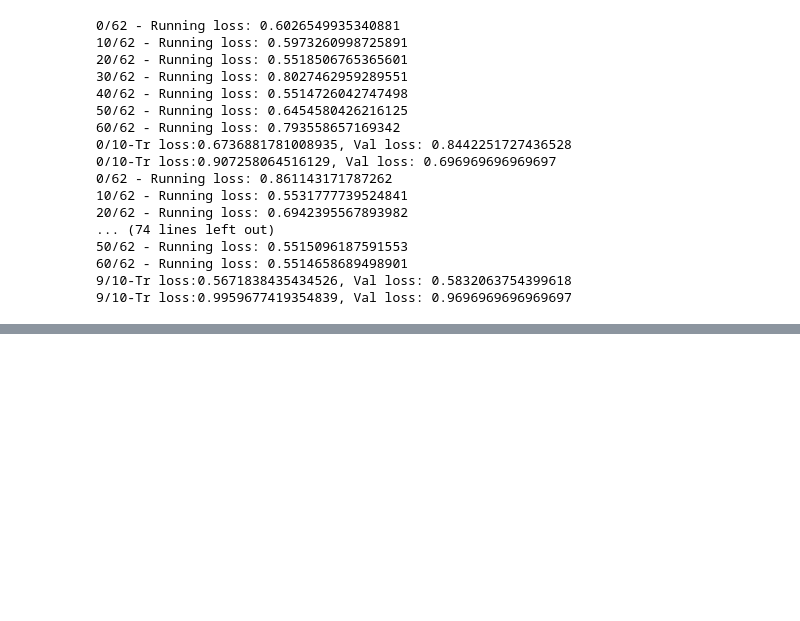
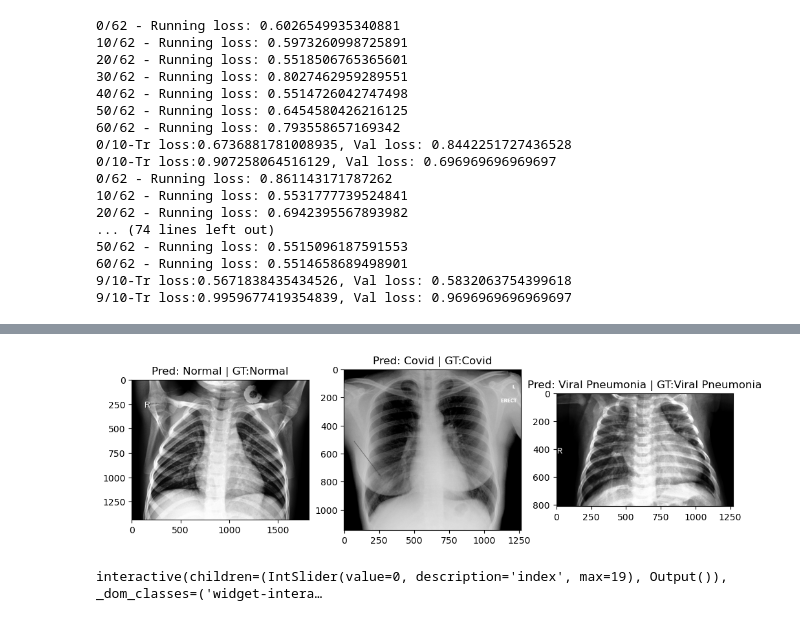
Before and after one commit to YuLim2/COVID-19_Detection_by_X-ray, a Jupyter notebook: COVID-19_claaification.ipynb, the cells around one changed output, grey strips where cells are left out. Cells and saved outputs as stored; diff of their text form; code cells hidden in the pictures; blank space fills up the shorter version.

Commit message:
ADD: visualization of test data what compare with answer for index

```diff
--- a/COVID-19_claaification.ipynb
+++ b/COVID-19_claaification.ipynb
@@ -389,10 +358,0 @@ test_normals_list
-# %%
-def preprocess_image(image): # transform to tensor type
-    transformer = transfors.Compose([
-        transforms.ToTensor(),
-        transforms.Resize((224, 224)),
-        transforms.Normalize(mean=[0.5, 0.5, 0.5], std=[0.5, 0.5, 0.5])
-    ])
-    tensor_image = transformer(image)
-    tensor_image = tensor_image.unsqueeze(dim=0)
-    return tensor_image
@@ -458,0 +390,10 @@ interactive(children=(IntSlider(value=0, description='index', max=19), Output())
+# %%
+def preprocess_image(image): # transform to tensor type
+    transformer = transforms.Compose([
+        transforms.ToTensor(),
+        transforms.Resize((224, 224)),
+        transforms.Normalize(mean=[0.5, 0.5, 0.5], std=[0.5, 0.5, 0.5])
+    ])
+    tensor_image = transformer(image)
+    tensor_image = tensor_image.unsqueeze(dim=0)
+    return tensor_image
@@ -458,0 +432,28 @@ interactive(children=(IntSlider(value=0, description='index', max=19), Output())
+# %%
+min_num_files = min(len(test_normals_list), len(test_covids_list), len(test_pneumonias_list))
+
+@interact(index=(0, min_num_files-1))
+def show_result(index=0):
+    normal_image = get_RGB_image(test_data_dir, test_normals_list[index])
+    covid_image = get_RGB_image(test_data_dir, test_covids_list[index])
+    pneumonia_image = get_RGB_image(test_data_dir, test_pneumonias_list[index])
+
+    pred_normal = model_predict(normal_image, model)
+    pred_covid = model_predict(covid_image, model)
+    pred_pneumonia = model_predict(pneumonia_image, model)
+
+    plt.figure(figsize=(12, 8))
+    plt.subplot(131)
+    plt.title(f'Pred: {class_list[pred_normal]} | GT:Normal')
+    plt.imshow(normal_image)
+
+    plt.subplot(132)
+    plt.title(f'Pred: {class_list[pred_covid]} | GT:Covid')
+    plt.imshow(covid_image)
+
+    plt.subplot(133)
+    plt.title(f'Pred: {class_list[pred_pneumonia]} | GT:Viral Pneumonia')
+    plt.imshow(pneumonia_image)
+# %% [output]
+[figure, added]
+interactive(children=(IntSlider(value=0, description='index', max=19), Output()), _dom_classes=('widget-intera…
```
Also changed, not shown: parts of 19 cells of this notebook.
